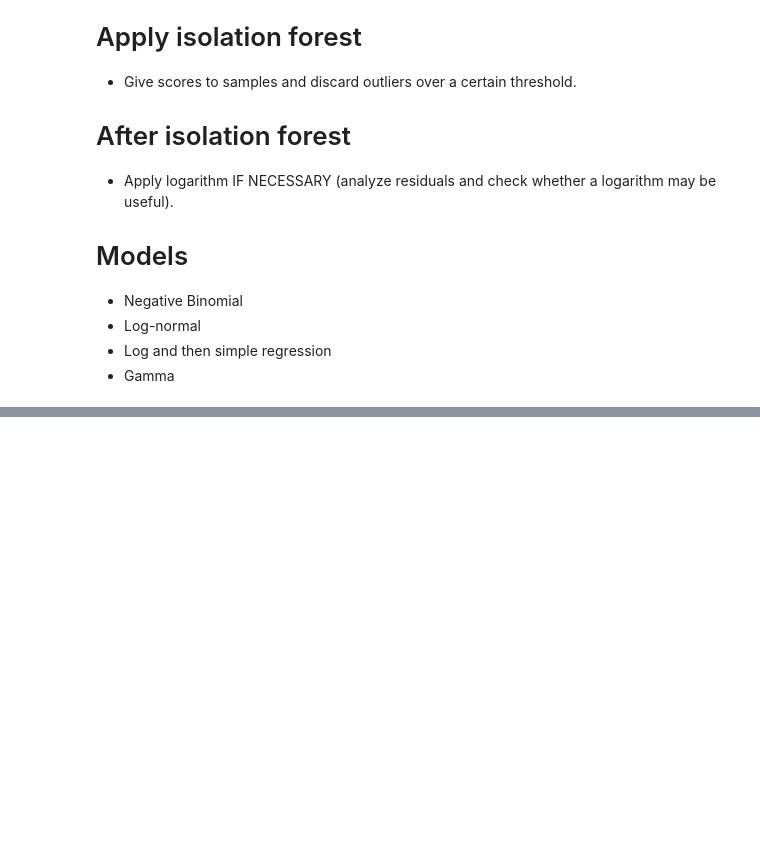
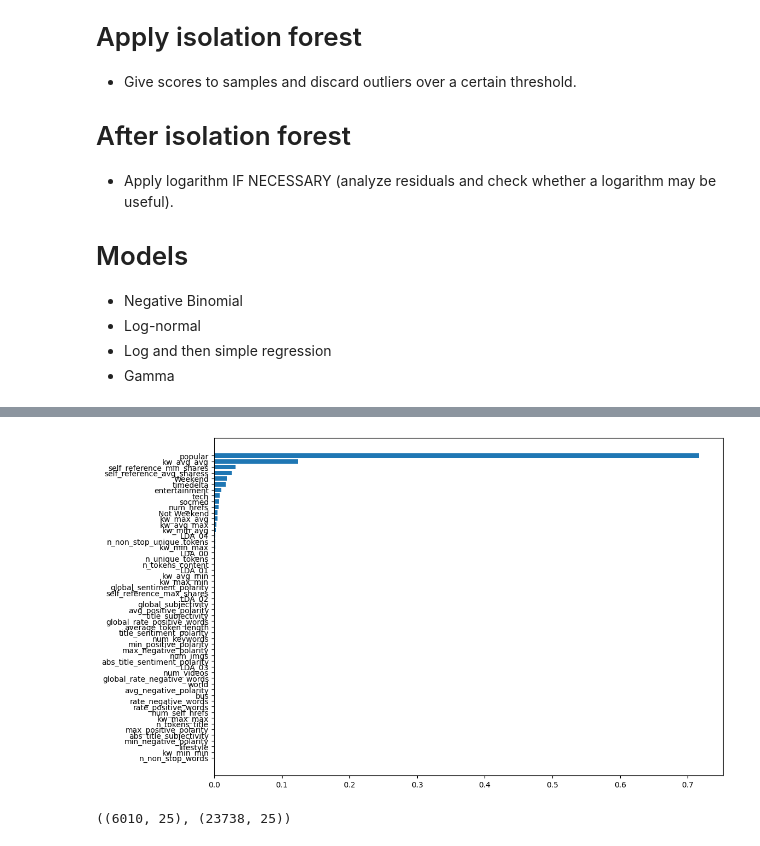
Before and after one commit to Mattizza/DSL-Online-News-Popularity, a Jupyter notebook: giugno.ipynb, the cells around one changed output, grey strips where cells are left out. Saved outputs shown, nothing was run; the diff lists cells and outputs as text; code cells hidden in the pictures; blank space fills up the shorter version.

```diff
--- a/giugno.ipynb
+++ b/giugno.ipynb
@@ -183,4 +187,4 @@ df
 # %%
 from preprocessor import Preprocessing
 
-pre = Preprocessing(df)
+pre = Preprocessing(df_train)
@@ -205,0 +278,9 @@ KeyError: "[('n_non_stop_words', 'n_non_stop_unique_tokens', 'self_reference_min
+# %%
+df = pre.get_dataframe()
+# scores = pre.isolate()
+# filtered_df_train = df[scores < 0.50]
+# %%
+from sklearn.ensemble import RandomForestRegressor
+
+regr = RandomForestRegressor(n_estimators = 5000, max_depth = 5)
+regr.fit(df.drop(['shares', 'url', 'popular'], axis = 1), np.log(df['shares']))
@@ -205,0 +300,6 @@ KeyError: "[('n_non_stop_words', 'n_non_stop_unique_tokens', 'self_reference_min
+# %%
+
+sorted_lists = sorted(zip(regr.feature_importances_, regr.feature_names_in_))
+
+sorted_list1 = [x[1] for x in sorted_lists]
+sorted_list2 = [x[0] for x in sorted_lists]
@@ -205,0 +326,4 @@ KeyError: "[('n_non_stop_words', 'n_non_stop_unique_tokens', 'self_reference_min
+# %%
+_ = plt.barh(y = sorted_list1, width = sorted_list2)
+# %% [output]
+[figure, added]
@@ -205,0 +333,4 @@ KeyError: "[('n_non_stop_words', 'n_non_stop_unique_tokens', 'self_reference_min
+# %%
+filtered_df_test.shape, filtered_df_train.shape
+# %% [output]
+((6010, 25), (23738, 25))
```
Also changed, not shown: parts of 15 cells of this notebook.
